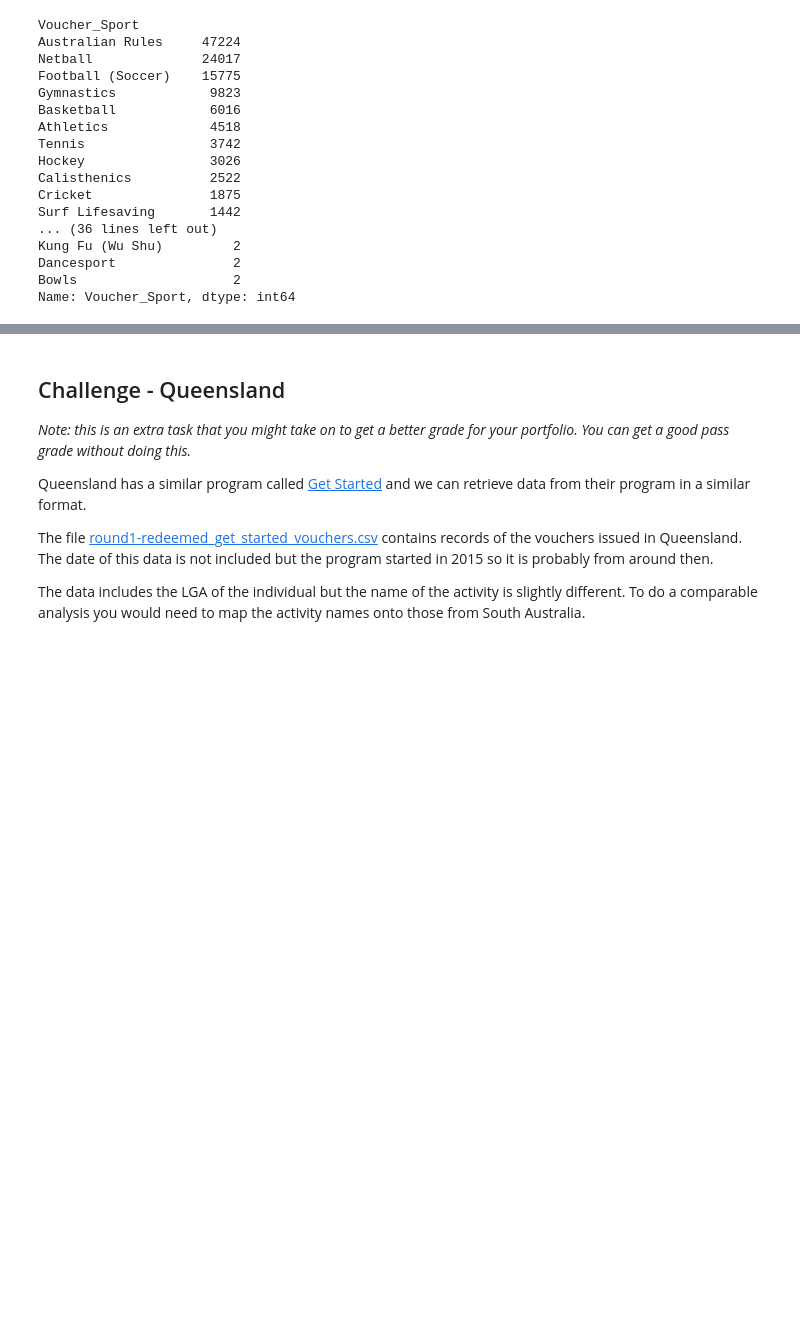
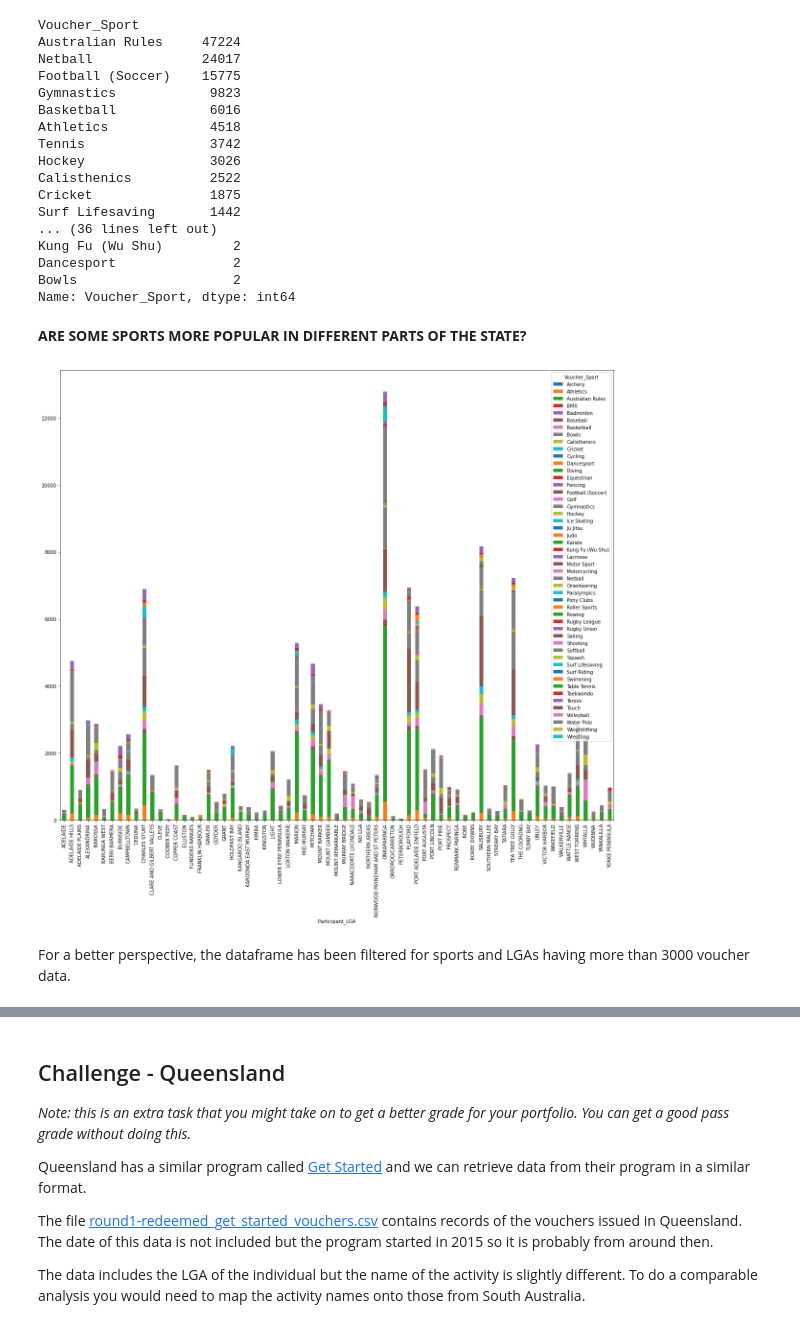
Before and after one commit to MQCOMP2200-S2-2021/data-science-portfolio-avagardiner, a Jupyter notebook: Portfolio 2.ipynb, the cells around one changed output, grey strips where cells are left out. Cells and saved outputs as stored; diff of their text form; code cells hidden in the pictures; blank space fills up the shorter version.

```diff
--- a/Portfolio 2.ipynb
+++ b/Portfolio 2.ipynb
@@ -114,3 +116,13 @@ Kung Fu (Wu Shu)         2
 Dancesport               2
 Bowls                    2
 Name: Voucher_Sport, dtype: int64
+# %% [markdown]
+**ARE SOME SPORTS MORE POPULAR IN DIFFERENT PARTS OF THE STATE?**
+# %%
+sa_vouchers.pivot_table(index='Participant_LGA', columns='Voucher_Sport', values='Participant_ID', aggfunc=len).sort_values(by='Participant_LGA', ascending=True).plot.bar(rot=0, stacked=True, figsize=[20.7,17.27])
+plt.xticks(rotation = 90) # Rotates X-Axis Ticks by 90-degrees
+plt.show()
+# %% [output]
+[figure, added]
+# %% [markdown]
+For a better perspective, the dataframe has been filtered for sports and LGAs having more than 3000 voucher data.
```
Also changed, not shown: parts of 9 cells of this notebook.
